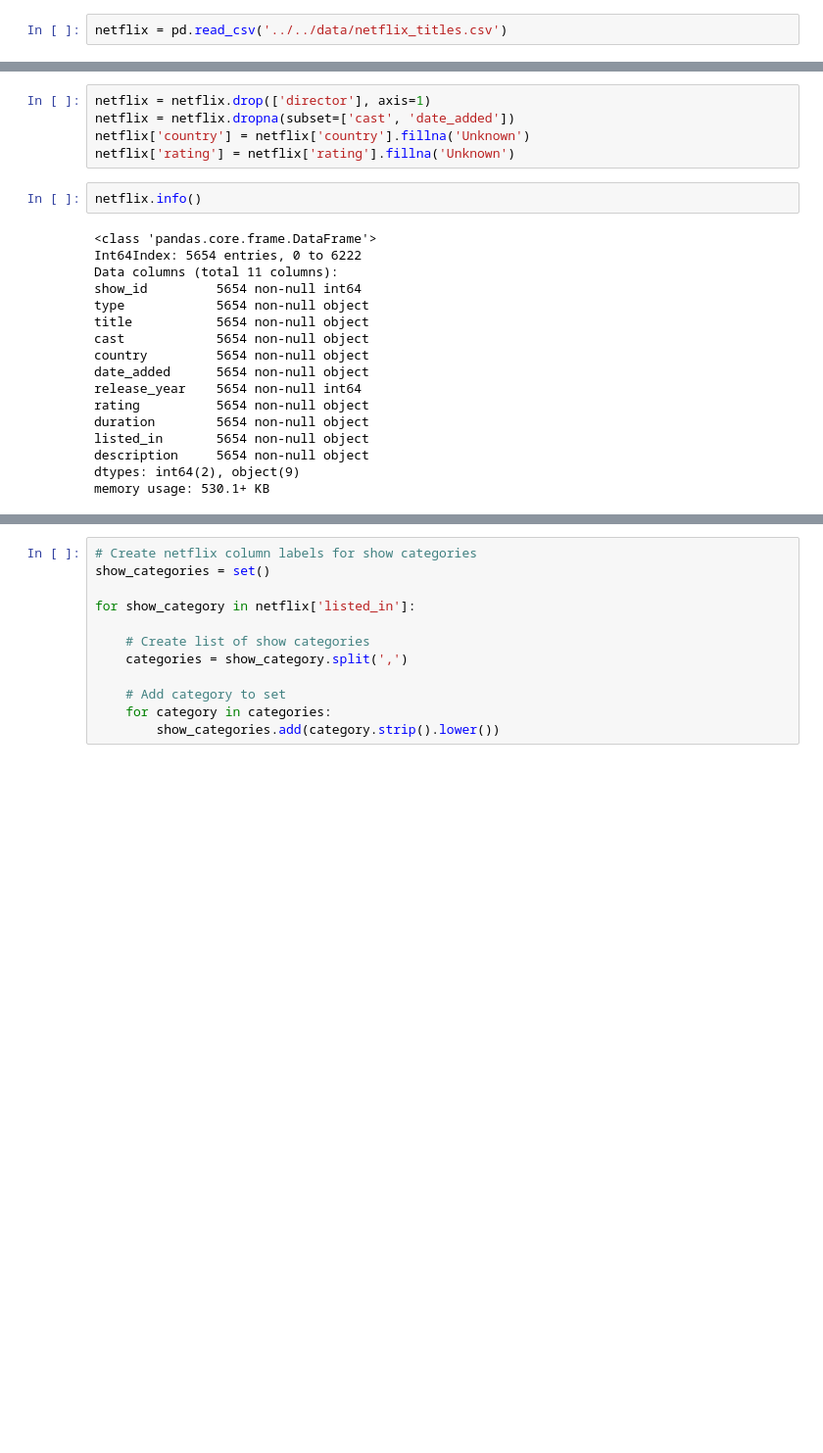
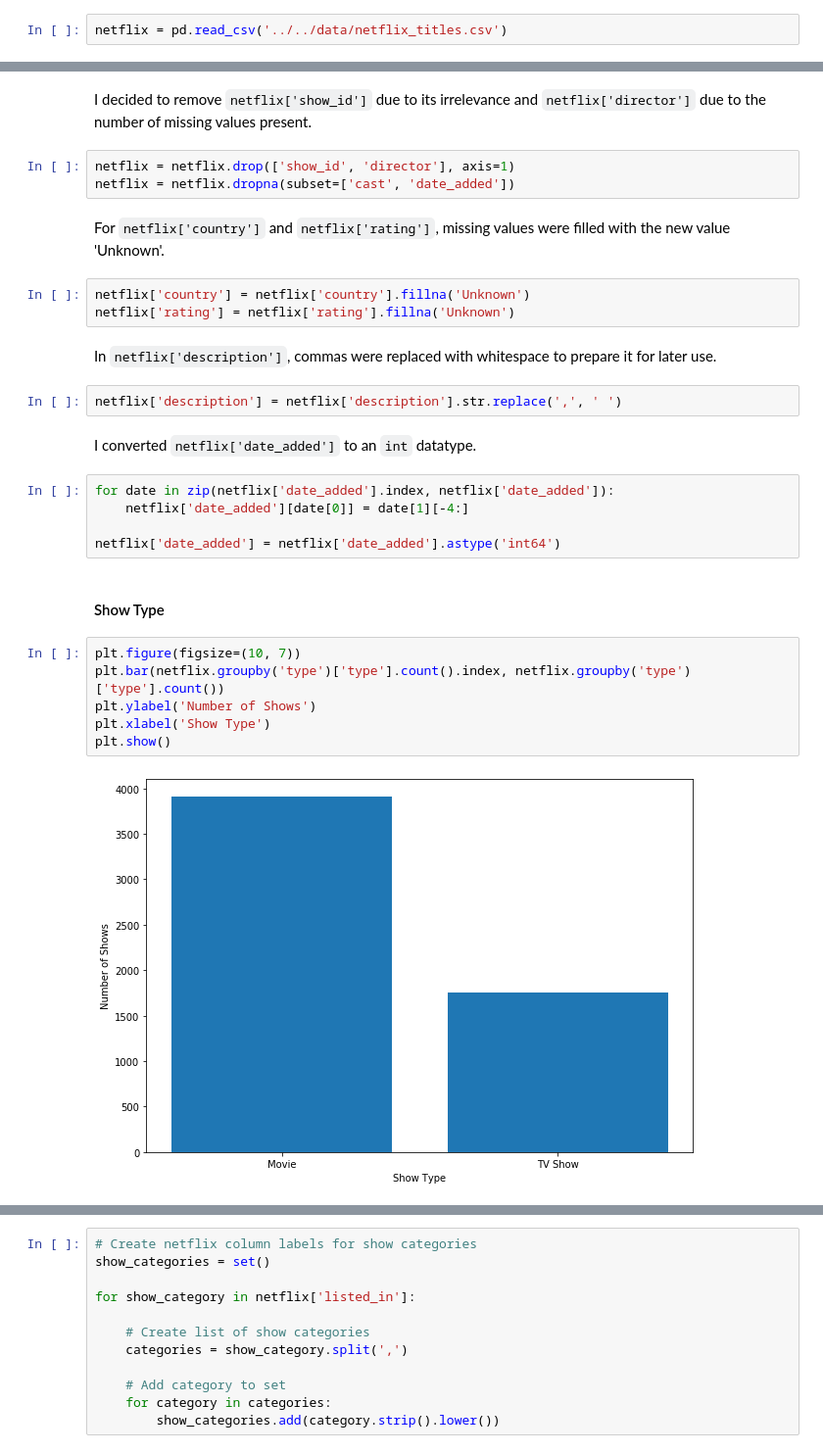
Before and after one commit to BenGriffith/data-science, a Jupyter notebook: capstone/unsupervised/netflix.ipynb, the cells around one changed output, grey strips where cells are left out. Shown at 98% size. Cells and saved outputs as stored; diff of their text form; blank space fills up the shorter version.

Commit message:
Data exploration and feature engineering updates

````diff
--- a/capstone/unsupervised/netflix.ipynb
+++ b/capstone/unsupervised/netflix.ipynb
@@ -40,24 +59,31 @@ memory usage: 584.6+ KB
+# %% [markdown]
+I decided to remove ```netflix['show_id']``` due to its irrelevance and ```netflix['director']``` due to the number of missing values present.
+# %%
+netflix = netflix.drop(['show_id', 'director'], axis=1)
+netflix = netflix.dropna(subset=['cast', 'date_added'])
+# %% [markdown]
+For ```netflix['country']``` and ```netflix['rating']```, missing values were filled with the new value 'Unknown'.
 # %%
-netflix = netflix.drop(['director'], axis=1)
-netflix = netflix.dropna(subset=['cast', 'date_added'])
 netflix['country'] = netflix['country'].fillna('Unknown')
 netflix['rating'] = netflix['rating'].fillna('Unknown')
-# %%
-netflix.info()
-# %% [output]
-<class 'pandas.core.frame.DataFrame'>
-Int64Index: 5654 entries, 0 to 6222
-Data columns (total 11 columns):
-show_id         5654 non-null int64
-type            5654 non-null object
-title           5654 non-null object
-cast            5654 non-null object
-country         5654 non-null object
-date_added      5654 non-null object
-release_year    5654 non-null int64
-rating          5654 non-null object
-duration        5654 non-null object
-listed_in       5654 non-null object
-description     5654 non-null object
-dtypes: int64(2), object(9)
-memory usage: 530.1+ KB
+# %% [markdown]
+In ```netflix['description']```, commas were replaced with whitespace to prepare it for later use.
+# %%
+netflix['description'] = netflix['description'].str.replace(',', ' ')
+# %% [markdown]
+I converted ```netflix['date_added']``` to an ```int``` datatype.
+# %%
+for date in zip(netflix['date_added'].index, netflix['date_added']):
+    netflix['date_added'][date[0]] = date[1][-4:]
+
+netflix['date_added'] = netflix['date_added'].astype('int64')
+# %% [markdown]
+#### Show Type
+# %%
+plt.figure(figsize=(10, 7))
+plt.bar(netflix.groupby('type')['type'].count().index, netflix.groupby('type')['type'].count())
+plt.ylabel('Number of Shows')
+plt.xlabel('Show Type')
+plt.show()
+# %% [output]
+[figure, added]
````
Also changed, not shown: parts of 40 cells of this notebook.
